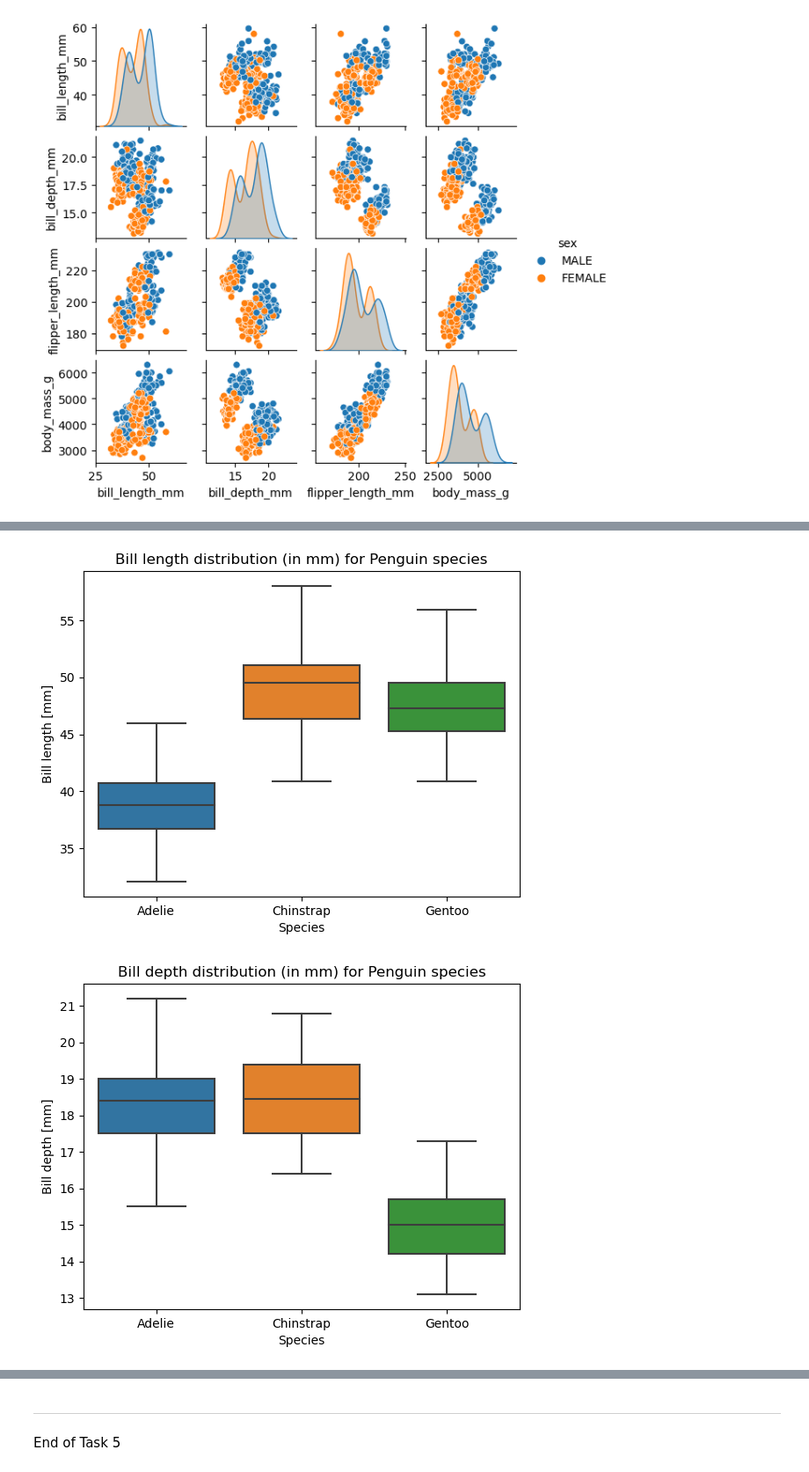
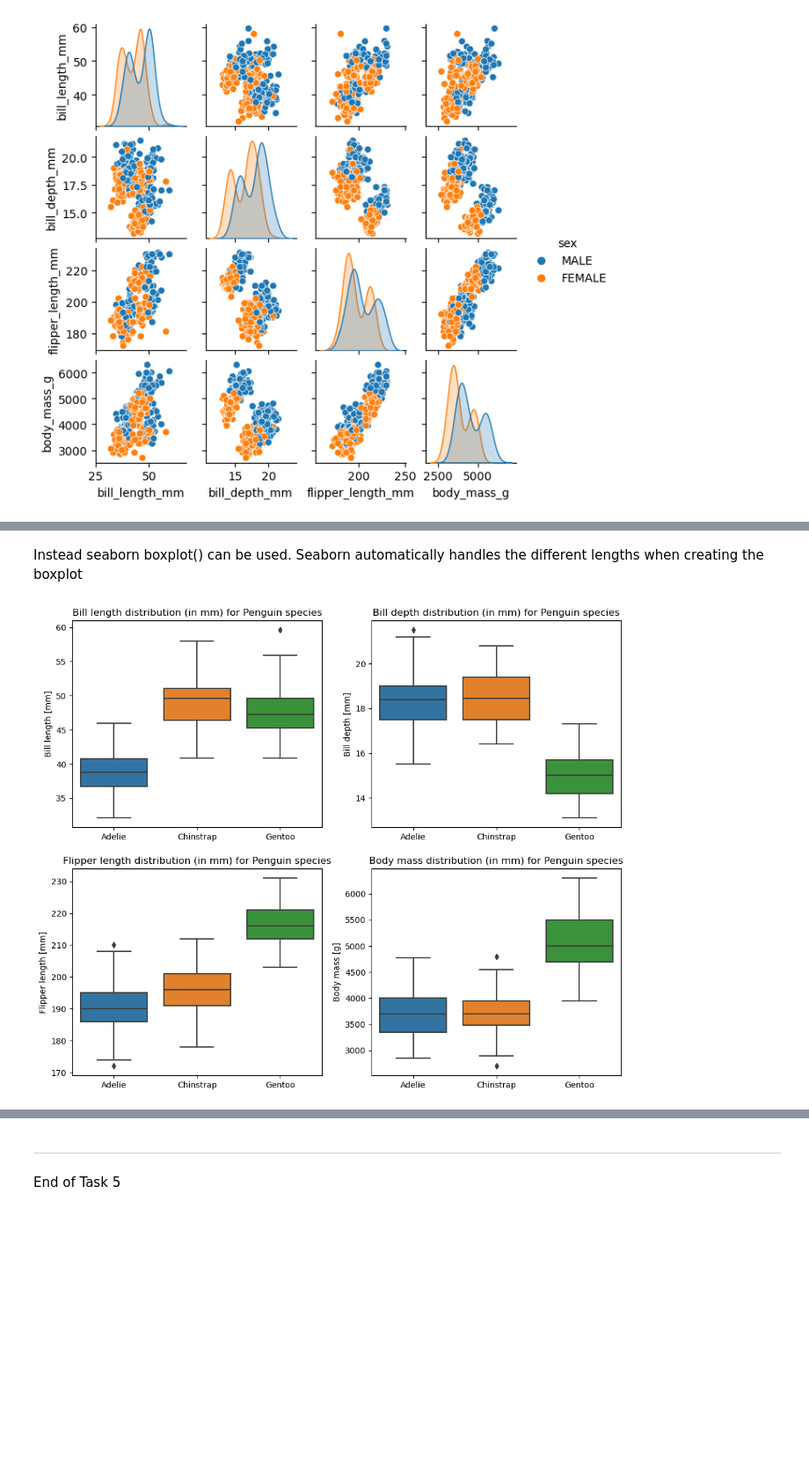
Before and after one commit to shanekeenan/fundamentals_of_data_analysis, a Jupyter notebook: tasks.ipynb, the cells around one changed output, grey strips where cells are left out. Shown at 88% size. Drawn from its saved outputs; the diff is of its cells as text; code cells hidden in the pictures; blank space fills up the shorter version.

Commit message:
Update README.md relative paths.. Work on Tasks.. particularly task 5. included additional boxplots

```diff
--- a/tasks.ipynb
+++ b/tasks.ipynb
@@ -103,0 +99,10 @@ data.head(3)
+# %%
+#read in the penguin.csv data set using relative path
+current_directory = os.getcwd()
+# relative path from the notebook to the Excel file
+relative_path = "data\\penguins.csv"
+# Join the two
+file_path = os.path.join(current_directory, relative_path)
+
+data = pd.read_csv(file_path)
+data.head(3)
@@ -528,27 +632,27 @@ Text(0.5, 0, 'Bill length [mm]')
+# %% [markdown]
+Instead seaborn boxplot() can be used. Seaborn automatically handles the different lengths when creating the boxplot
 # %%
-sns.boxplot(data=data, x='species', y='bill_length_mm', showfliers=False)
-plt.title('Bill length distribution (in mm) for Penguin species')
-plt.xlabel('Species')
-plt.ylabel('Bill length [mm]')
+fig, ax = plt.subplots(2,2, figsize=(12, 10))
+
+sns.boxplot(data=data, x='species', y='bill_length_mm',  ax=ax[0, 0], showfliers=True)
+ax[0, 0].set_ylabel('Bill length [mm]')
+ax[0, 0].set_title('Bill length distribution (in mm) for Penguin species')
+ax[0, 0].set_xlabel('')
+
+sns.boxplot(data=data, x='species', y='bill_depth_mm', ax=ax[0, 1], showfliers=True)
+ax[0, 1].set_title('Bill depth distribution (in mm) for Penguin species')
+ax[0, 1].set_ylabel('Bill depth [mm]')
+ax[0, 1].set_xlabel('')
+
+sns.boxplot(data=data, x='species', y='flipper_length_mm', ax=ax[1, 0], showfliers=True)
+ax[1, 0].set_title('Flipper length distribution (in mm) for Penguin species')
+ax[1, 0].set_ylabel('Flipper length [mm]')
+ax[1, 0].set_xlabel('')
+
+sns.boxplot(data=data, x='species', y='body_mass_g', ax=ax[1, 1], showfliers=True)
+ax[1, 1].set_title('Body mass distribution (in mm) for Penguin species')
+ax[1, 1].set_ylabel('Body mass [g]')
+ax[1, 1].set_xlabel('')
 plt.show()
-
-sns.boxplot(data=data, x='species', y='bill_depth_mm', showfliers=False)
-plt.title('Bill depth distribution (in mm) for Penguin species')
-plt.xlabel('Species')
-plt.ylabel('Bill depth [mm]')
-plt.show()
-
-sns.boxplot(data=data, x='species', y='flipper_length_mm', showfliers=False)
-plt.title('Flipper length distribution (in mm) for Penguin species')
-plt.xlabel('Species')
-plt.ylabel('Flipper length [mm]')
-plt.show()
-
-sns.boxplot(data=data, x='species', y='body_mass_g', showfliers=False)
-plt.title('Body mass distribution (in g) for Penguin species')
-plt.xlabel('Species')
-plt.ylabel('Body mass [g]')
-plt.show()
 # %% [output]
-[figure, old version]
+[figure, new version]
-[figure, removed]
```
Also changed, not shown: parts of 41 cells of this notebook, 2 other files.
